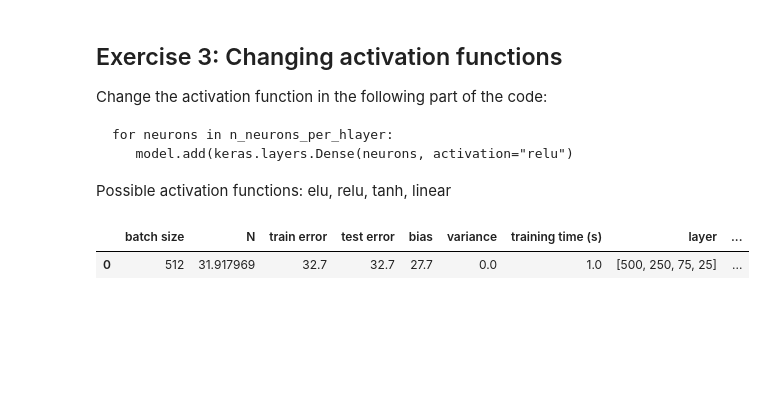
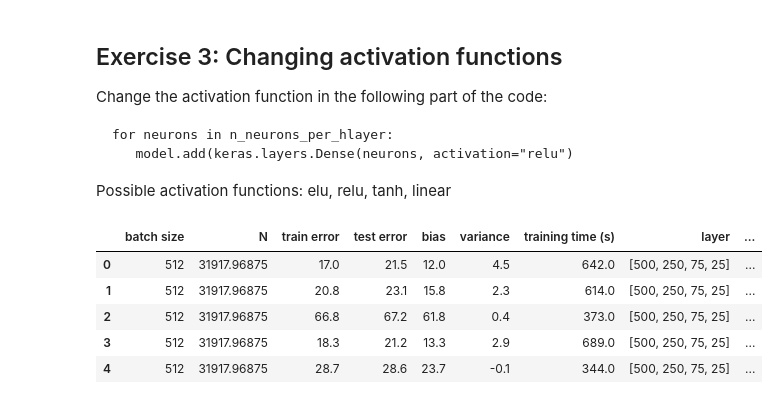
Before and after one commit to JaviMiot/exercises_deep_learning, a Jupyter notebook: Median_house_value.ipynb, the cells around one changed output. Cells and saved outputs as stored; diff of their text form; code cells hidden in the pictures; blank space fills up the shorter version.

```diff
--- a/Median_house_value.ipynb
+++ b/Median_house_value.ipynb
@@ -432,8 +427,15 @@ for index, activation_function in enumerate(activation_functions):
-# %%
-rm.get_all_results()
-# %% [output]
-|  | batch size | N | train error | test error | bias | variance | training time (s) | layer | ... |
-| 0 | 512 | 31.917969 | 32.7 | 32.7 | 27.7 | 0.0 | 1.0 | [500, 250, 75, 25] | ... |
+# %%
+LOG_PREFIX = "activation_function_"
+
+rm = ResultsManager(base_path='exercise3/', prefix=LOG_PREFIX)
+rm.get_all_results()
+# %% [output]
+|  | batch size | N | train error | test error | bias | variance | training time (s) | layer | ... |
+| 0 | 512 | 31917.96875 | 17.0 | 21.5 | 12.0 | 4.5 | 642.0 | [500, 250, 75, 25] | ... |
+| 1 | 512 | 31917.96875 | 20.8 | 23.1 | 15.8 | 2.3 | 614.0 | [500, 250, 75, 25] | ... |
+| 2 | 512 | 31917.96875 | 66.8 | 67.2 | 61.8 | 0.4 | 373.0 | [500, 250, 75, 25] | ... |
+| 3 | 512 | 31917.96875 | 18.3 | 21.2 | 13.3 | 2.9 | 689.0 | [500, 250, 75, 25] | ... |
+| 4 | 512 | 31917.96875 | 28.7 | 28.6 | 23.7 | -0.1 | 344.0 | [500, 250, 75, 25] | ... |
 # %%
 rm.plot_results()
 # %% [output]
```
Also changed, not shown: parts of 3 cells of this notebook, 5 other files.
